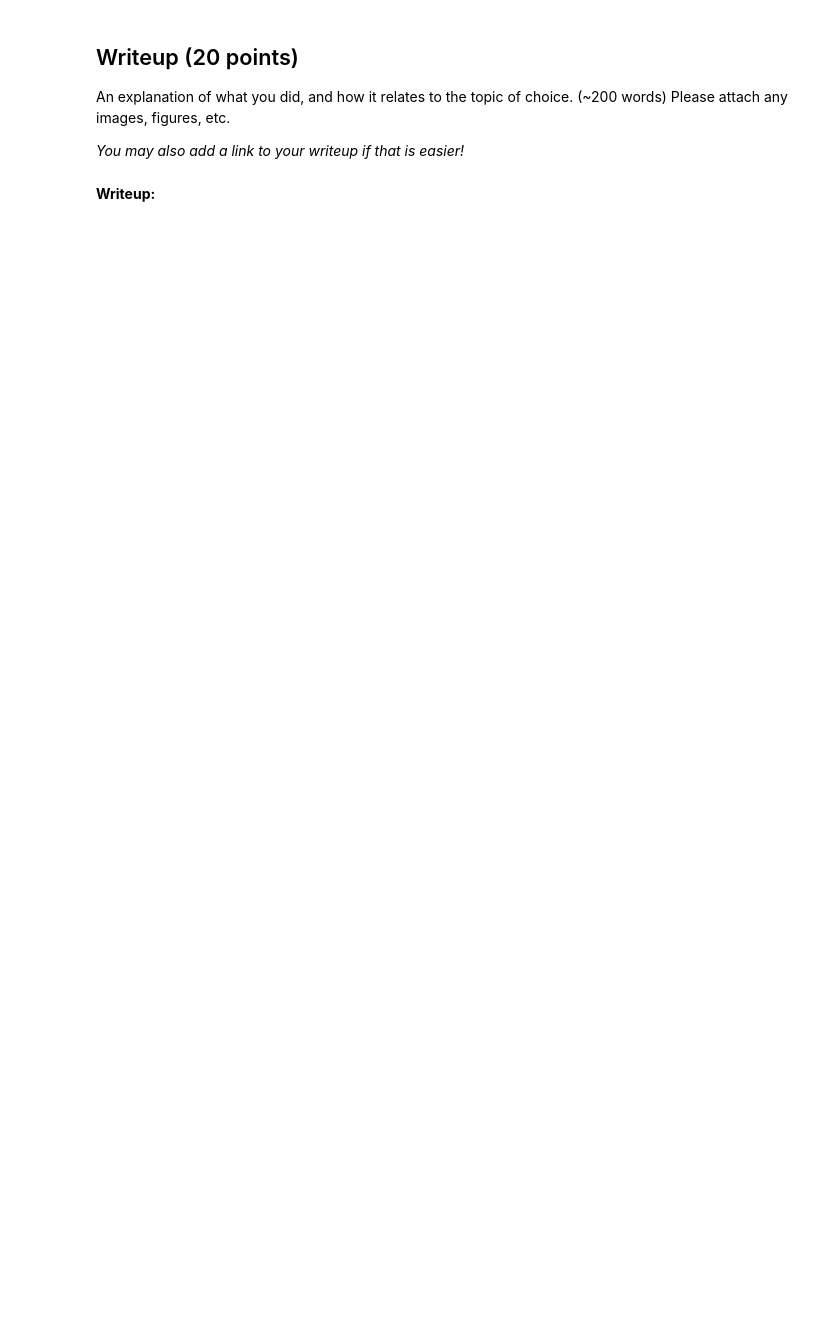
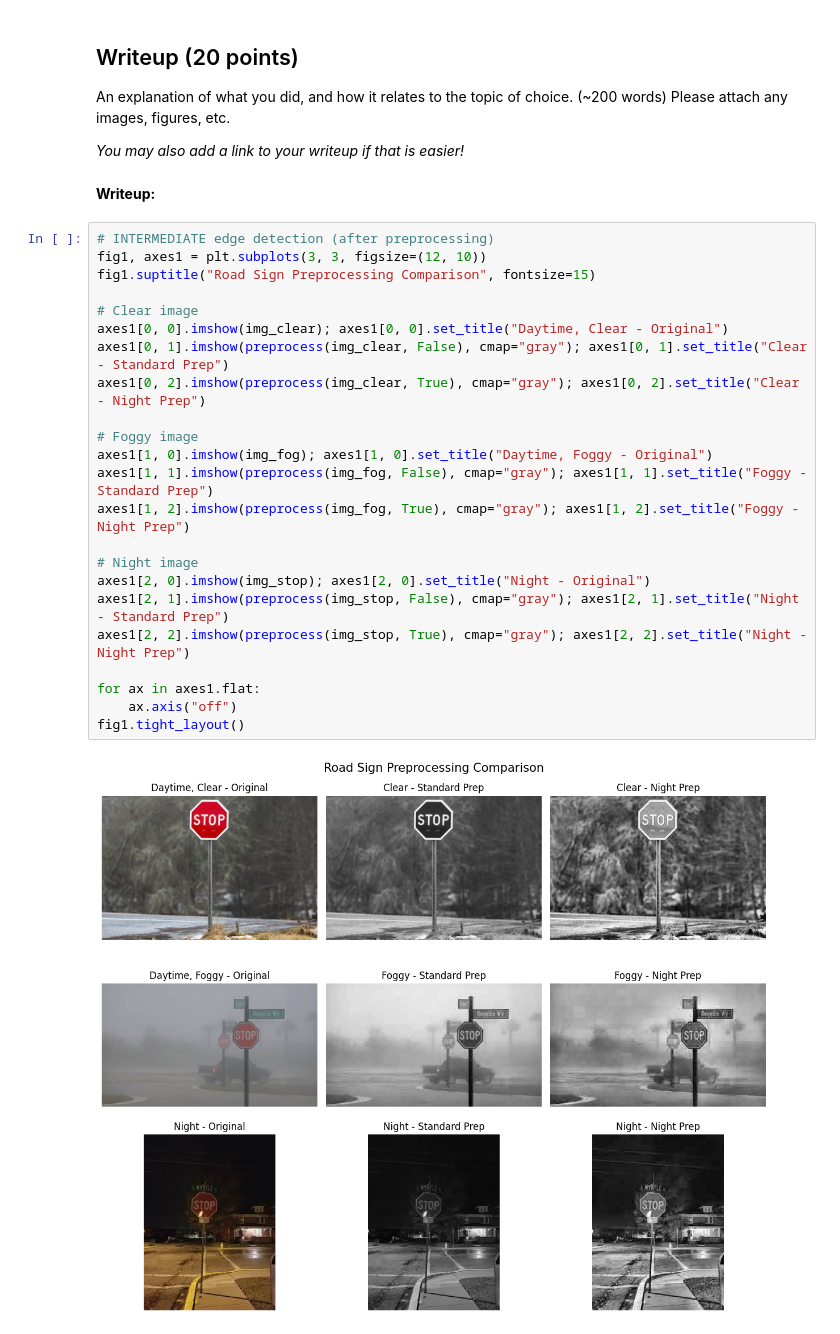
Before and after one commit to sitaraiyer/CS131_release, a Jupyter notebook: spring_2026/project1_release/option_B/option_b_exploration.ipynb, the cells around one changed output. Cells and saved outputs as stored; diff of their text form; blank space fills up the shorter version.

```diff
--- a/spring_2026/project1_release/option_B/option_b_exploration.ipynb
+++ b/spring_2026/project1_release/option_B/option_b_exploration.ipynb
@@ -107,3 +117,28 @@ An explanation of what you did, and how it relates to the topic of choice. (~200
 _You may also add a link to your writeup if that is easier!_
 # %% [markdown]
 **Writeup:**
+# %%
+# INTERMEDIATE edge detection (after preprocessing)
+fig1, axes1 = plt.subplots(3, 3, figsize=(12, 10))
+fig1.suptitle("Road Sign Preprocessing Comparison", fontsize=15)
+
+# Clear image
+axes1[0, 0].imshow(img_clear); axes1[0, 0].set_title("Daytime, Clear - Original")
+axes1[0, 1].imshow(preprocess(img_clear, False), cmap="gray"); axes1[0, 1].set_title("Clear - Standard Prep")
+axes1[0, 2].imshow(preprocess(img_clear, True), cmap="gray"); axes1[0, 2].set_title("Clear - Night Prep")
+
+# Foggy image
+axes1[1, 0].imshow(img_fog); axes1[1, 0].set_title("Daytime, Foggy - Original")
+axes1[1, 1].imshow(preprocess(img_fog, False), cmap="gray"); axes1[1, 1].set_title("Foggy - Standard Prep")
+axes1[1, 2].imshow(preprocess(img_fog, True), cmap="gray"); axes1[1, 2].set_title("Foggy - Night Prep")
+
+# Night image
+axes1[2, 0].imshow(img_stop); axes1[2, 0].set_title("Night - Original")
+axes1[2, 1].imshow(preprocess(img_stop, False), cmap="gray"); axes1[2, 1].set_title("Night - Standard Prep")
+axes1[2, 2].imshow(preprocess(img_stop, True), cmap="gray"); axes1[2, 2].set_title("Night - Night Prep")
+
+for ax in axes1.flat:
+    ax.axis("off")
+fig1.tight_layout()
+# %% [output]
+[figure, added]
```
Also changed, not shown: parts of 2 cells of this notebook.
